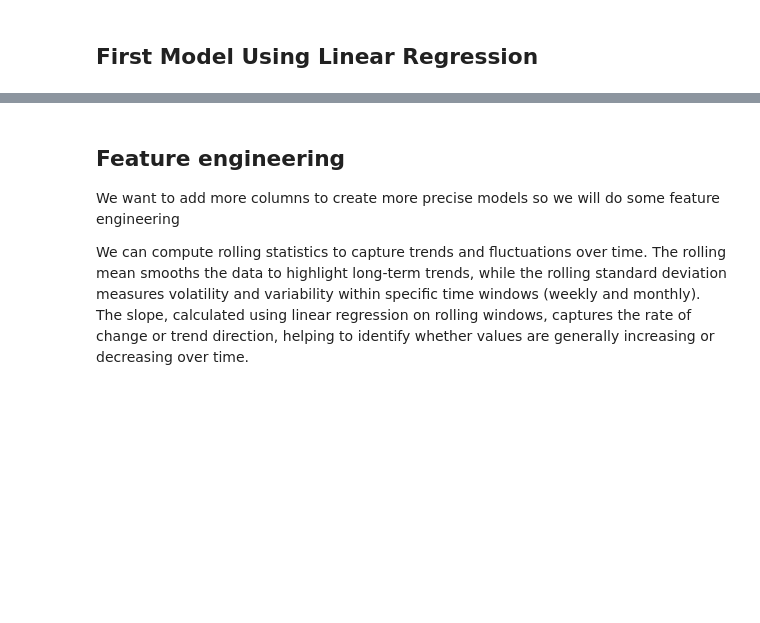
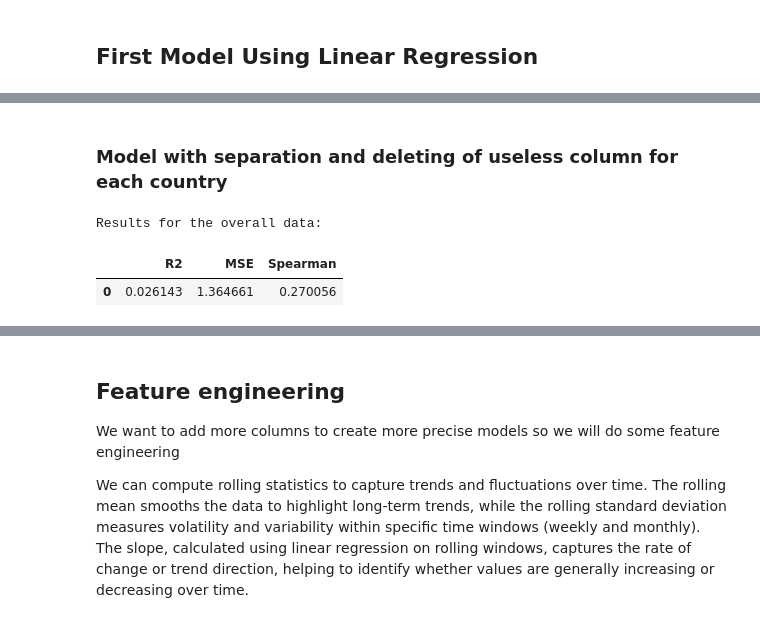
Before and after one commit to alixlm/Machine-Learning-Project, a Jupyter notebook: ML - Notebook Nathan.ipynb, the cells around one changed output, grey strips where cells are left out. Cells and saved outputs as stored; diff of their text form; code cells hidden in the pictures; blank space fills up the shorter version.

```diff
--- a/ML - Notebook Nathan.ipynb
+++ b/ML - Notebook Nathan.ipynb
@@ -578,0 +549,15 @@ df_fr.dropna(inplace=True)
+# %% [markdown]
+### Model with separation and deleting of useless column for each country
+# %%
+#Import Random Forest Regressor
+from sklearn.ensemble import RandomForestRegressor
+#Import xgboost Regressor
+from xgboost import XGBRegressor
+
+result = Final_model(df,LinearRegression(), LinearRegression(), DropIrrelevantColumns=True)
+print("Results for the overall data:")
+result[2]
+# %% [output]
+Results for the overall data:
+|  | R2 | MSE | Spearman |
+| 0 | 0.026143 | 1.364661 | 0.270056 |
```
Also changed, not shown: parts of 28 cells of this notebook, 1 other file.
